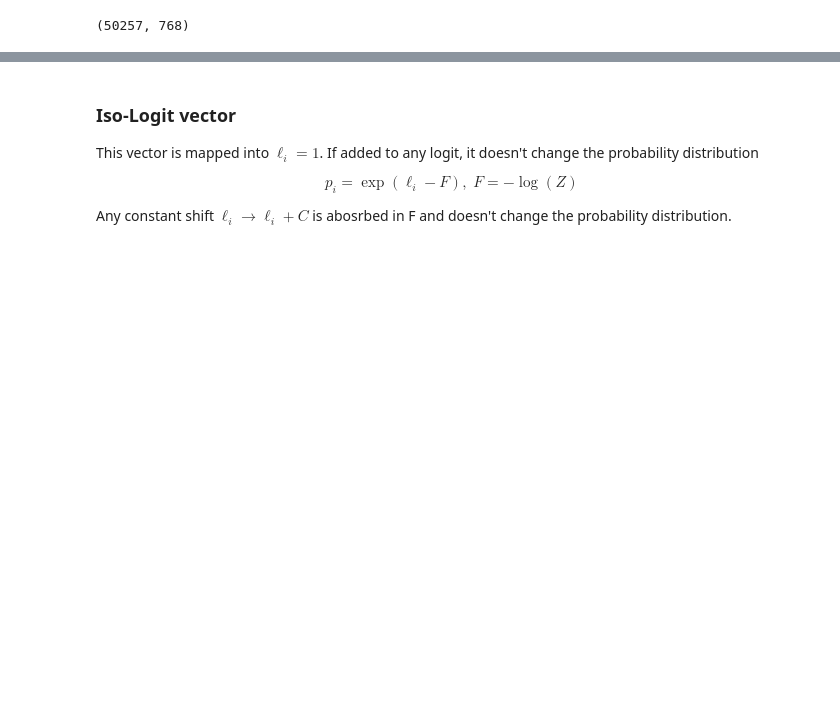
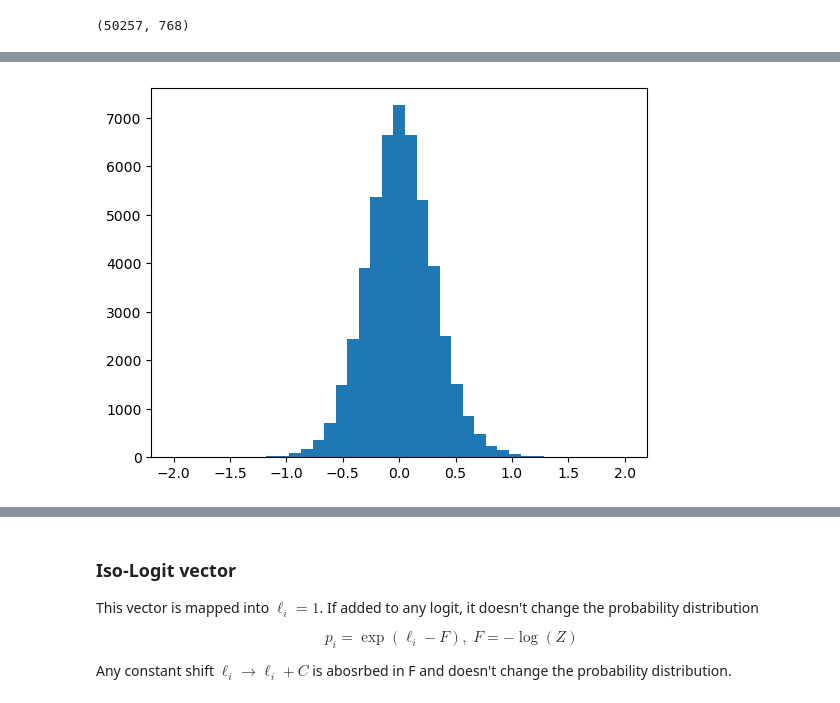
Before and after one commit to timinar/transformer-capacity, a Jupyter notebook: 2023-11-03-IT-iso-logit-directions-gpt2.ipynb, the cells around one changed output, grey strips where cells are left out. Saved outputs shown, nothing was run; the diff lists cells and outputs as text; code cells hidden in the pictures; blank space fills up the shorter version.

```diff
--- a/2023-11-03-IT-iso-logit-directions-gpt2.ipynb
+++ b/2023-11-03-IT-iso-logit-directions-gpt2.ipynb
@@ -33,0 +355,6 @@ pinvWai = np.linalg.pinv(Wai)
+# %%
+logits_example = 500*Wai @ pinvWai[:,1000]
+plt.hist(logits_example, bins = np.linspace(-2,2,40));
+# plt.yscale('log')
+# %% [output]
+[figure, added]
```
Also changed, not shown: parts of 49 cells of this notebook, 2 other files.
